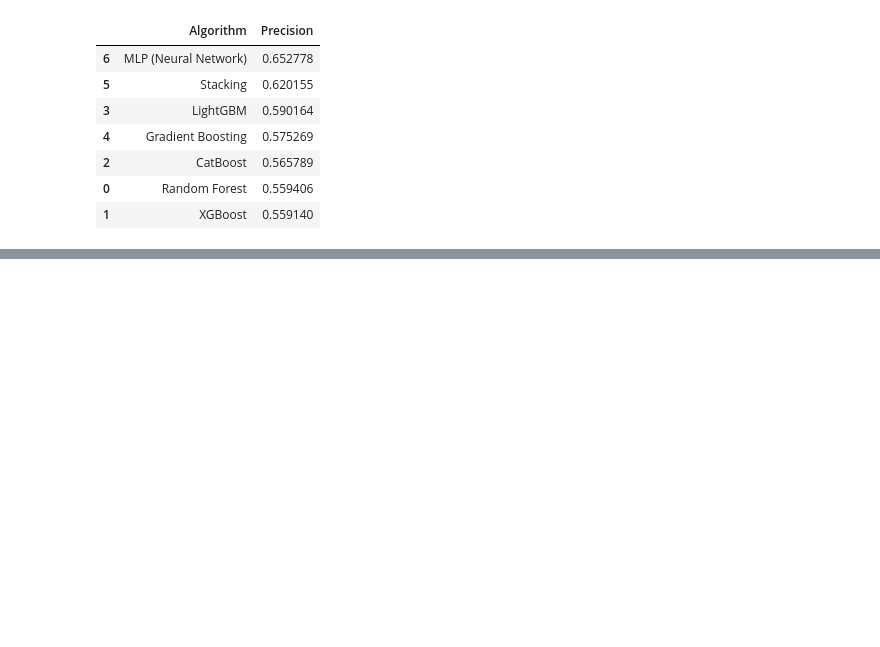
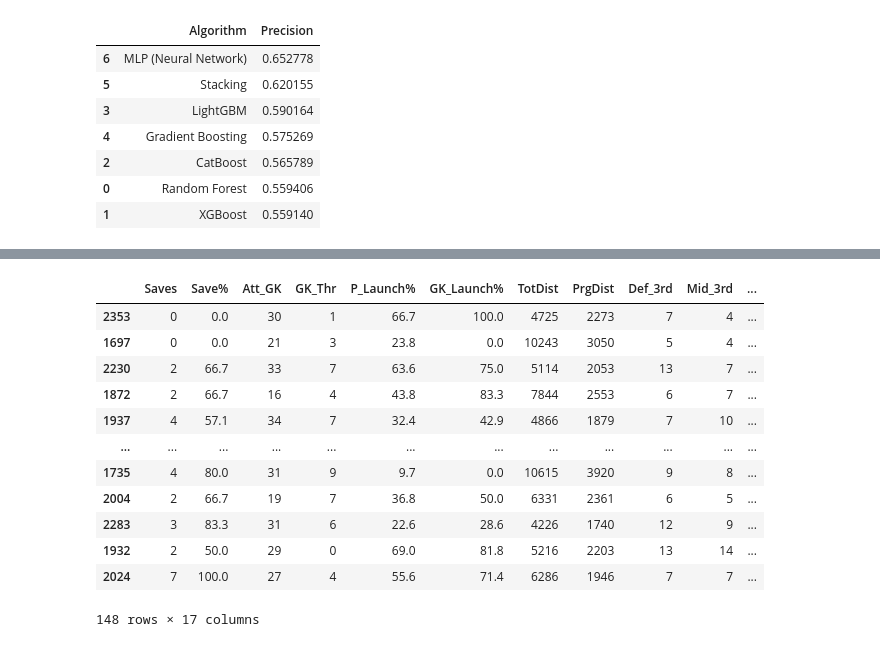
Before and after one commit to rohitlee/Football-League-Prediction, a Jupyter notebook: Code/04_Model.ipynb, the cells around one changed output, grey strips where cells are left out. Cells and saved outputs as stored; diff of their text form; code cells hidden in the pictures; blank space fills up the shorter version.

```diff
--- a/Code/04_Model.ipynb
+++ b/Code/04_Model.ipynb
@@ -552,18 +586,34 @@ y_pred = model.predict(X_test)
 # %%
 
 # evaluating the model
 accuracy = accuracy_score(y_test, y_pred)
 
 # getting predicted probabilities for each class (Win, Draw, Loss)
 y_proba = model.predict_proba(X_test)
 
 # adding the predicted probabilities to the test data
 df_test = X_test.copy()
 df_test['True_Label'] = y_test
 df_test['Predicted_Label'] = y_pred
 df_test['Win_Prob'] = y_proba[:, 0]  # Probability for 'Win' (first column)
 df_test['Draw_Prob'] = y_proba[:, 1]  # Probability for 'Draw' (second column)
 df_test['Loss_Prob'] = y_proba[:, 2]  # Probability for 'Loss' (third column)
+
+df_test
+# %% [output]
+|  | Saves | Save% | Att_GK | GK_Thr | P_Launch% | GK_Launch% | TotDist | PrgDist | Def_3rd | Mid_3rd | ... |
+| 2353 | 0 | 0.0 | 30 | 1 | 66.7 | 100.0 | 4725 | 2273 | 7 | 4 | ... |
+| 1697 | 0 | 0.0 | 21 | 3 | 23.8 | 0.0 | 10243 | 3050 | 5 | 4 | ... |
+| 2230 | 2 | 66.7 | 33 | 7 | 63.6 | 75.0 | 5114 | 2053 | 13 | 7 | ... |
+| 1872 | 2 | 66.7 | 16 | 4 | 43.8 | 83.3 | 7844 | 2553 | 6 | 7 | ... |
+| 1937 | 4 | 57.1 | 34 | 7 | 32.4 | 42.9 | 4866 | 1879 | 7 | 10 | ... |
+| ... | ... | ... | ... | ... | ... | ... | ... | ... | ... | ... | ... |
+| 1735 | 4 | 80.0 | 31 | 9 | 9.7 | 0.0 | 10615 | 3920 | 9 | 8 | ... |
+| 2004 | 2 | 66.7 | 19 | 7 | 36.8 | 50.0 | 6331 | 2361 | 6 | 5 | ... |
+| 2283 | 3 | 83.3 | 31 | 6 | 22.6 | 28.6 | 4226 | 1740 | 12 | 9 | ... |
+| 1932 | 2 | 50.0 | 29 | 0 | 69.0 | 81.8 | 5216 | 2203 | 13 | 14 | ... |
+| 2024 | 7 | 100.0 | 27 | 4 | 55.6 | 71.4 | 6286 | 1946 | 7 | 7 | ... |
+148 rows × 17 columns
 # %%
 # ----  Now let's add the predicted probabilities to the entire df_yr dataset ----
 
```
Also changed, not shown: parts of 7 cells of this notebook.
